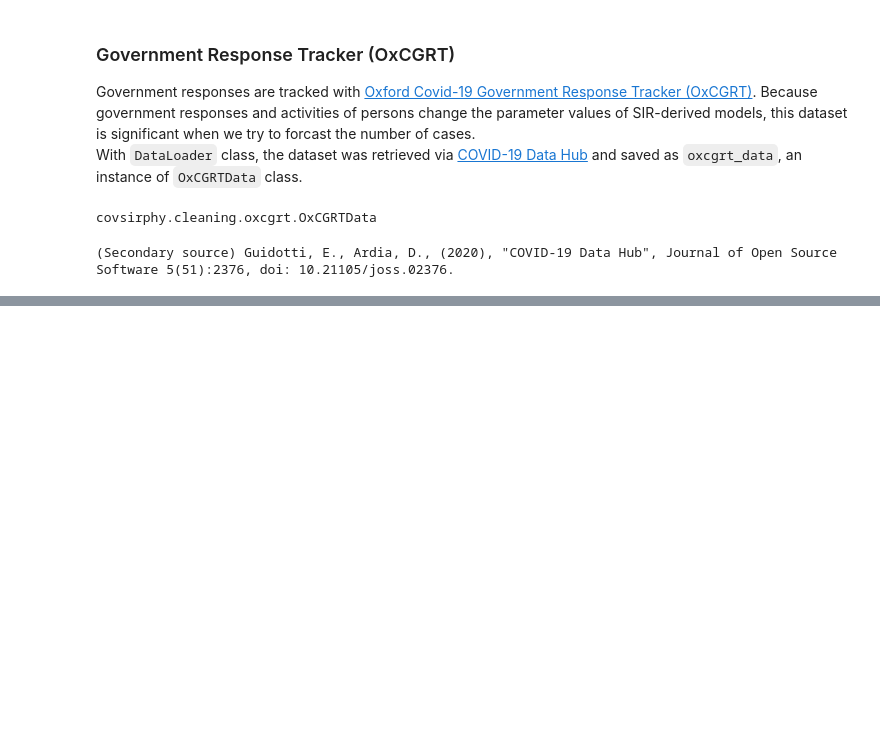
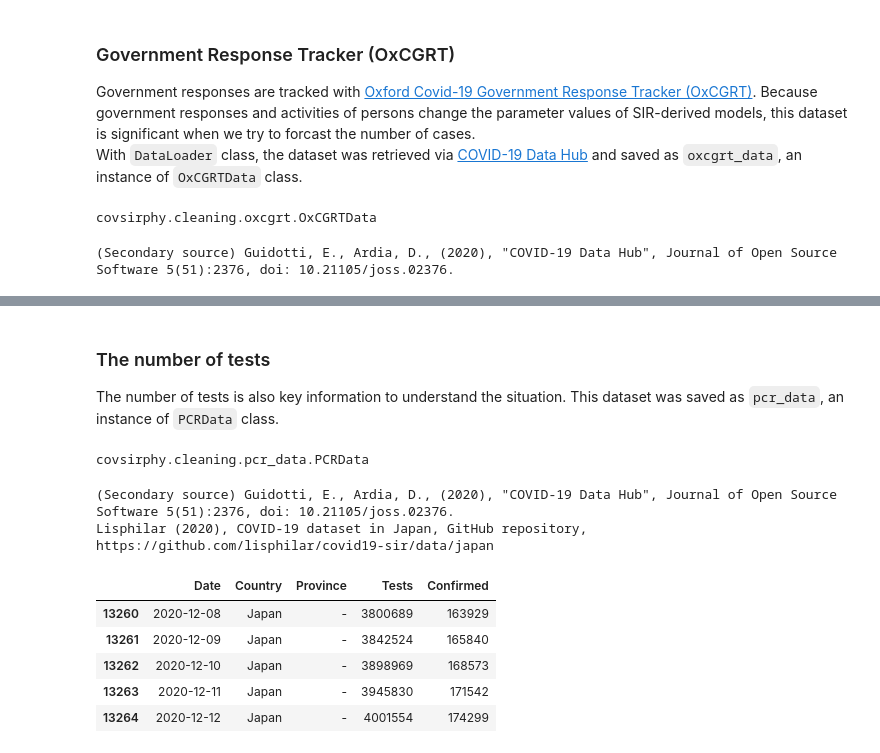
Before and after one commit to lisphilar/covid19-sir, a Jupyter notebook: docs/usage_dataset.ipynb, the cells around one changed output, grey strips where cells are left out. Cells and saved outputs as stored; diff of their text form; code cells hidden in the pictures; blank space fills up the shorter version.

```diff
--- a/docs/usage_dataset.ipynb
+++ b/docs/usage_dataset.ipynb
@@ -335,0 +325,14 @@ oxcgrt_data.subset("Japan").tail()
+# %% [markdown]
+### The number of tests
+The number of tests is also key information to understand the situation.
+This dataset was saved as `pcr_data`, an instance of `PCRData` class.
+# %%
+type(pcr_data)
+# %% [output]
+covsirphy.cleaning.pcr_data.PCRData
+# %%
+# Description/citation
+print(pcr_data.citation)
+# %% [output]
+(Secondary source) Guidotti, E., Ardia, D., (2020), "COVID-19 Data Hub", Journal of Open Source Software 5(51):2376, doi: 10.21105/joss.02376.
+Lisphilar (2020), COVID-19 dataset in Japan, GitHub repository, https://github.com/lisphilar/covid19-sir/data/japan
@@ -335,0 +342,10 @@ oxcgrt_data.subset("Japan").tail()
+# %%
+# Cleaned data
+pcr_data.cleaned().tail()
+# %% [output]
+|  | Date | Country | Province | Tests | Confirmed |
+| 13260 | 2020-12-08 | Japan | - | 3800689 | 163929 |
+| 13261 | 2020-12-09 | Japan | - | 3842524 | 165840 |
+| 13262 | 2020-12-10 | Japan | - | 3898969 | 168573 |
+| 13263 | 2020-12-11 | Japan | - | 3945830 | 171542 |
+| 13264 | 2020-12-12 | Japan | - | 4001554 | 174299 |
```
Also changed, not shown: parts of 18 cells of this notebook, 59 other files.
